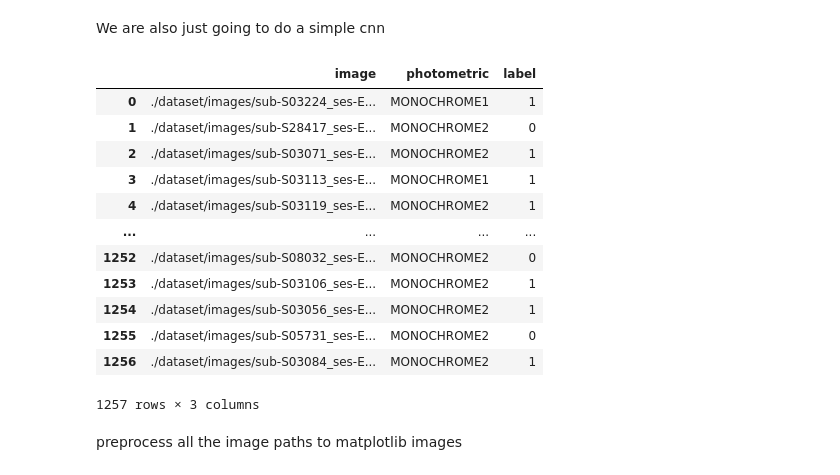
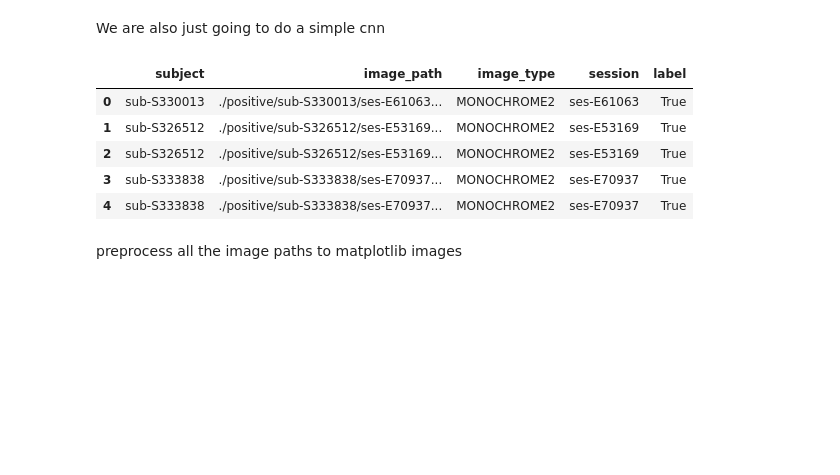
Before and after one commit to safarzadehsbeengood/cpsc483-project, a Jupyter notebook: modeling.ipynb, the cells around one changed output. Saved outputs shown, nothing was run; the diff lists cells and outputs as text; code cells hidden in the pictures; blank space fills up the shorter version.

```diff
--- a/modeling.ipynb
+++ b/modeling.ipynb
@@ -16,23 +15,15 @@ import cv2
 from sklearn.model_selection import train_test_split
 tf.keras.backend.clear_session()
 # %%
-df = pd.read_csv("./dataset/labels.csv")
+data = pd.read_csv(index_col=0, filepath_or_buffer="data.csv")
+data.head()
+# %% [output]
+|  | subject | image_path | image_type | session | label |
+| 0 | sub-S330013 | ./positive/sub-S330013/ses-E61063... | MONOCHROME2 | ses-E61063 | True |
+| 1 | sub-S326512 | ./positive/sub-S326512/ses-E53169... | MONOCHROME2 | ses-E53169 | True |
+| 2 | sub-S326512 | ./positive/sub-S326512/ses-E53169... | MONOCHROME2 | ses-E53169 | True |
+| 3 | sub-S333838 | ./positive/sub-S333838/ses-E70937... | MONOCHROME2 | ses-E70937 | True |
+| 4 | sub-S333838 | ./positive/sub-S333838/ses-E70937... | MONOCHROME2 | ses-E70937 | True |
-# %%
-df
-# %% [output]
-|  | image | photometric | label |
-| 0 | ./dataset/images/sub-S03224_ses-E... | MONOCHROME1 | 1 |
-| 1 | ./dataset/images/sub-S28417_ses-E... | MONOCHROME2 | 0 |
-| 2 | ./dataset/images/sub-S03071_ses-E... | MONOCHROME2 | 1 |
-| 3 | ./dataset/images/sub-S03113_ses-E... | MONOCHROME1 | 1 |
-| 4 | ./dataset/images/sub-S03119_ses-E... | MONOCHROME2 | 1 |
-| ... | ... | ... | ... |
-| 1252 | ./dataset/images/sub-S08032_ses-E... | MONOCHROME2 | 0 |
-| 1253 | ./dataset/images/sub-S03106_ses-E... | MONOCHROME2 | 1 |
-| 1254 | ./dataset/images/sub-S03056_ses-E... | MONOCHROME2 | 1 |
-| 1255 | ./dataset/images/sub-S05731_ses-E... | MONOCHROME2 | 0 |
-| 1256 | ./dataset/images/sub-S03084_ses-E... | MONOCHROME2 | 1 |
-1257 rows × 3 columns
 # %% [markdown]
 preprocess all the image paths to matplotlib images
 # %%
```
Also changed, not shown: parts of 12 cells of this notebook, 4 other files.
